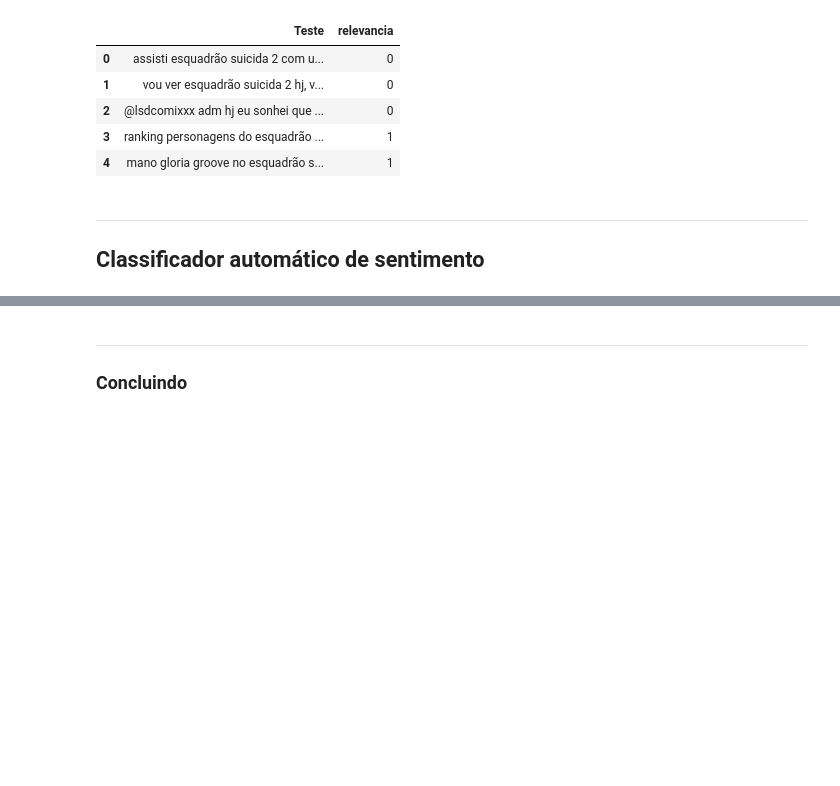
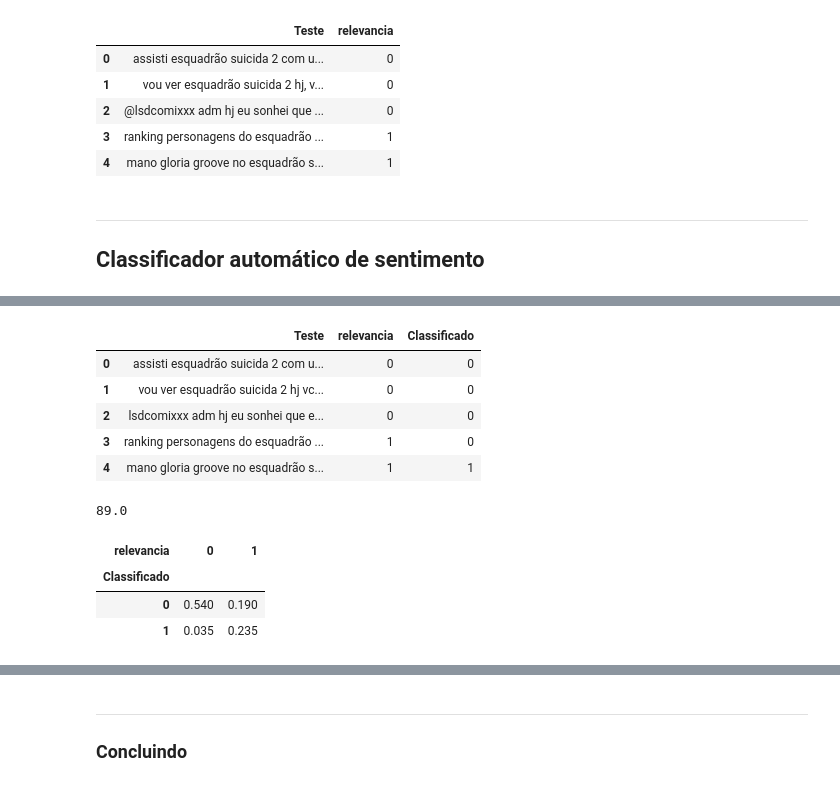
Before and after one commit to lucasgurgeln/Projeto-1-CDADOS, a Jupyter notebook: Projeto1_Layout_Classificador.ipynb, the cells around one changed output, grey strips where cells are left out. Drawn from its saved outputs; the diff is of its cells as text; code cells hidden in the pictures; blank space fills up the shorter version.

```diff
--- a/Projeto1_Layout_Classificador.ipynb
+++ b/Projeto1_Layout_Classificador.ipynb
@@ -287,0 +266,31 @@ Falso Negativo: 19%
+# %%
+# aplicando a função do naive-bayes na base de test
+test['Classificado']=test.Teste.apply(probabilidades)
+test.head()
+# %% [output]
+|  | Teste | relevancia | Classificado |
+| 0 | assisti esquadrão suicida 2 com u... | 0 | 0 |
+| 1 | vou ver esquadrão suicida 2 hj vc... | 0 | 0 |
+| 2 | lsdcomixxx adm hj eu sonhei que e... | 0 | 0 |
+| 3 | ranking personagens do esquadrão ... | 1 | 0 |
+| 4 | mano gloria groove no esquadrão s... | 1 | 1 |
+# %%
+#Aqui nos verificamos a acuracia do nosso modelo para a base de Teste
+
+testsepara1=test.loc[(test['Classificado']==1)&(test['relevancia']==1),:]
+testverdadeiro1=testsepara1.shape[0]
+testsepara2=test.loc[(test['Classificado']==0)&(test['relevancia']==0),:]
+testverdadeiro2=testsepara2.shape[0]
+soma = testverdadeiro1 + testverdadeiro2
+score=soma/test.shape[0]
+print(score*100)
+# %% [output]
+89.0
+# %%
+#Verificando a performance com as porcentagens de Verdadeiro positivoS, verdadeiro negativo e etc
+pd.crosstab(test['Classificado'], test['relevancia'], normalize=True)
+# %% [output]
+| relevancia | 0 | 1 |
+| Classificado |  |  |
+| 0 | 0.540 | 0.190 |
+| 1 | 0.035 | 0.235 |
```
Also changed, not shown: parts of 51 cells of this notebook.
